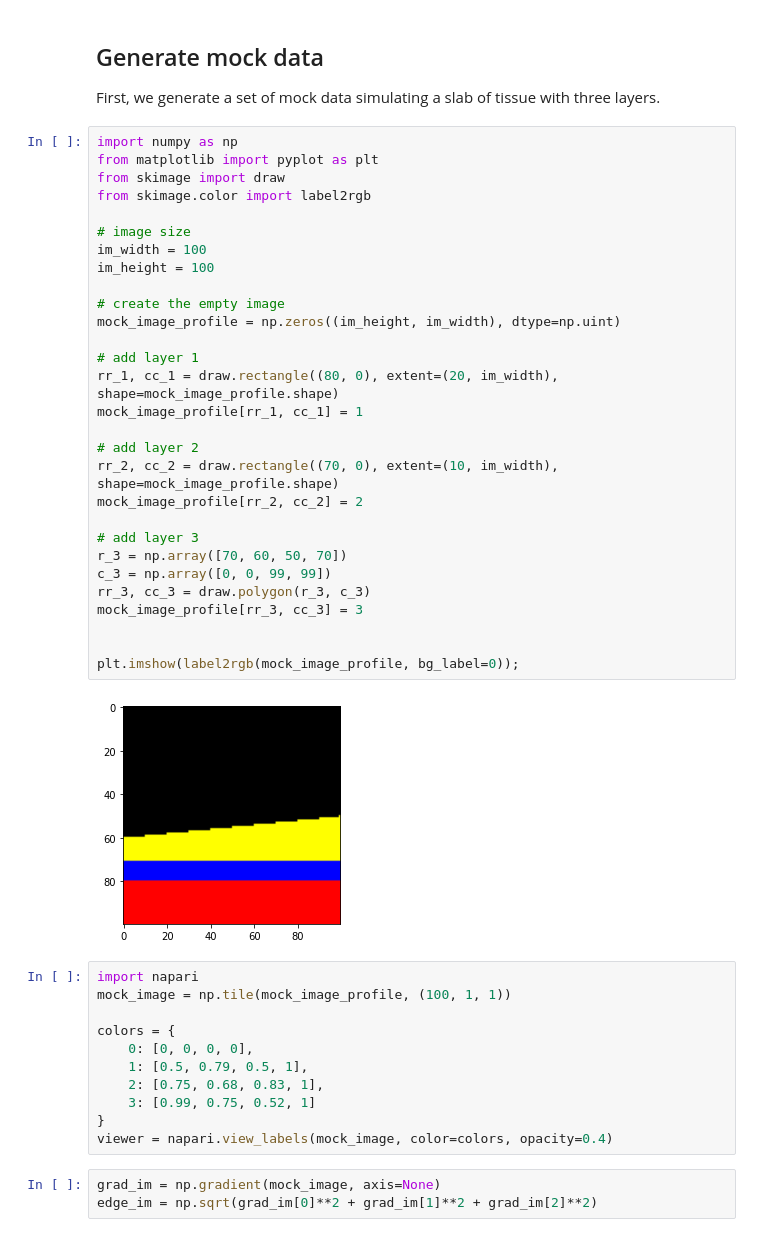
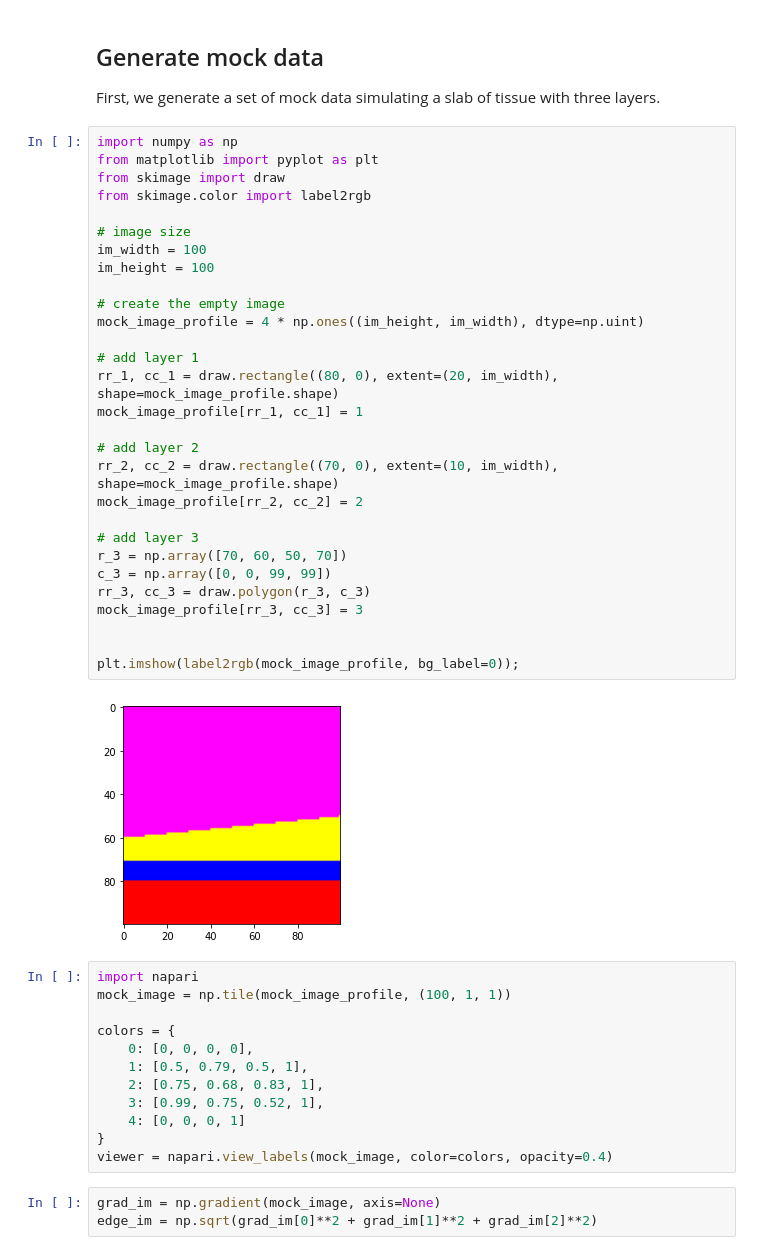
Before and after one commit to kevinyamauchi/morphologyanalaysis, a Jupyter notebook: examples/thickness analysis.ipynb, the cells around one changed output. Saved outputs shown, nothing was run; the diff lists cells and outputs as text.

```diff
--- a/examples/thickness analysis.ipynb
+++ b/examples/thickness analysis.ipynb
@@ -8,34 +8,34 @@ First, we generate a set of mock data simulating a slab of tissue with three lay
 # %%
 import numpy as np
 from matplotlib import pyplot as plt
 from skimage import draw
 from skimage.color import label2rgb
 
 # image size
 im_width = 100
 im_height = 100
 
 # create the empty image
-mock_image_profile = np.zeros((im_height, im_width), dtype=np.uint)
+mock_image_profile = 4 * np.ones((im_height, im_width), dtype=np.uint)
 
 # add layer 1
 rr_1, cc_1 = draw.rectangle((80, 0), extent=(20, im_width), shape=mock_image_profile.shape)
 mock_image_profile[rr_1, cc_1] = 1
 
 # add layer 2
 rr_2, cc_2 = draw.rectangle((70, 0), extent=(10, im_width), shape=mock_image_profile.shape)
 mock_image_profile[rr_2, cc_2] = 2
 
 # add layer 3
 r_3 = np.array([70, 60, 50, 70])
 c_3 = np.array([0, 0, 99, 99])
 rr_3, cc_3 = draw.polygon(r_3, c_3)
 mock_image_profile[rr_3, cc_3] = 3
 
 
 plt.imshow(label2rgb(mock_image_profile, bg_label=0));
 # %% [output]
-[figure, old version]
+[figure, new version]
 # %%
 import napari
 mock_image = np.tile(mock_image_profile, (100, 1, 1))
@@ -44,7 +44,8 @@ colors = {
     0: [0, 0, 0, 0],
     1: [0.5, 0.79, 0.5, 1],
     2: [0.75, 0.68, 0.83, 1],
-    3: [0.99, 0.75, 0.52, 1]
+    3: [0.99, 0.75, 0.52, 1],
+    4: [0, 0, 0, 1]
 }
 viewer = napari.view_labels(mock_image, color=colors, opacity=0.4)
 # %%
```
Also changed, not shown: parts of 12 cells of this notebook, 1 other file.
